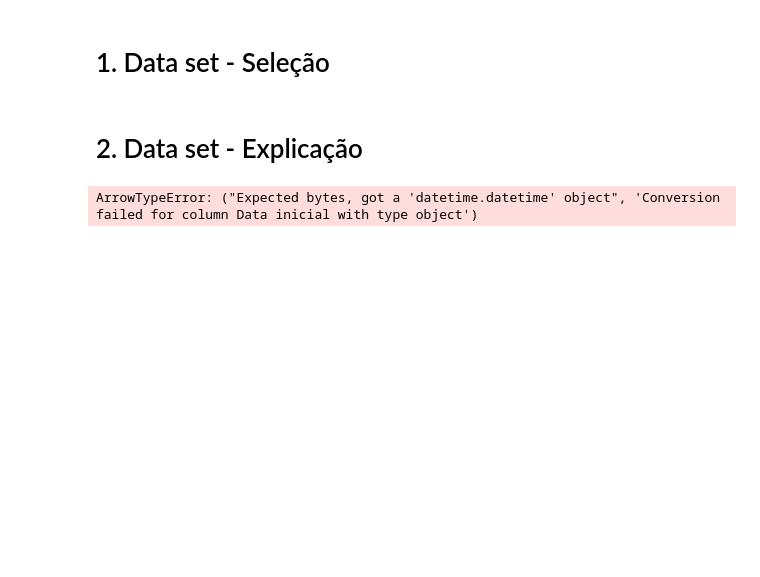
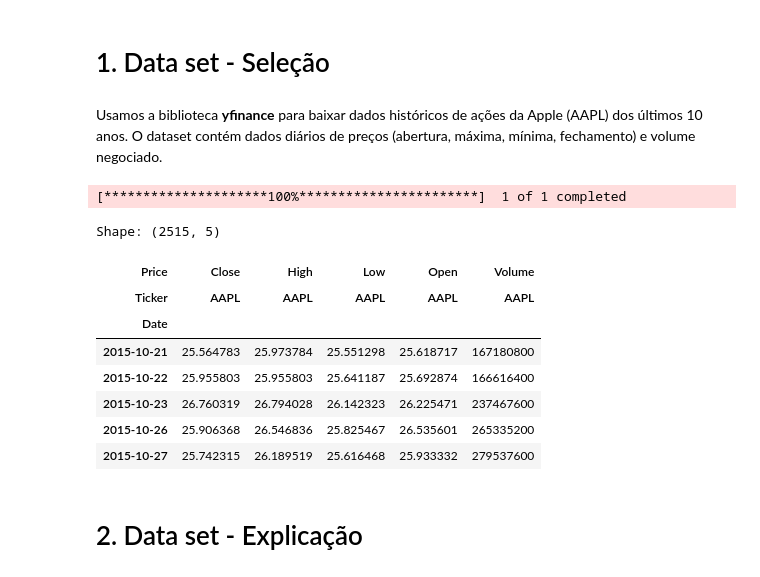
Before and after one commit to felipebns/regression_deeplearning, a Jupyter notebook: regression.ipynb, the cells around one changed output. Cells and saved outputs as stored; diff of their text form; code cells hidden in the pictures; blank space fills up the shorter version.

```diff
--- a/regression.ipynb
+++ b/regression.ipynb
@@ -7,19 +7,29 @@
 - Victor Soares
 # %% [markdown]
 # 1.    Data set - Seleção
+# %% [markdown]
+Usamos a biblioteca **yfinance** para baixar dados históricos de ações da Apple (AAPL) dos últimos 10 anos. O dataset contém dados diários de preços (abertura, máxima, mínima, fechamento) e volume negociado.
+# %%
+import pandas as pd
+import numpy as np
+import yfinance as yf
+import matplotlib.pyplot as plt
+import seaborn as sns
+
+# baixar dados da Apple dos últimos 10 anos
+df = yf.download("AAPL", period="10y", interval="1d", auto_adjust=True)
+print("Shape:", df.shape)
+df.head()
+# %% [output]
+[*********************100%***********************]  1 of 1 completed
+Shape: (2515, 5)
+| Price | Close | High | Low | Open | Volume |
+| Ticker | AAPL | AAPL | AAPL | AAPL | AAPL |
+| Date |  |  |  |  |  |
+| 2015-10-21 | 25.564783 | 25.973784 | 25.551298 | 25.618717 | 167180800 |
+| 2015-10-22 | 25.955803 | 25.955803 | 25.641187 | 25.692874 | 166616400 |
+| 2015-10-23 | 26.760319 | 26.794028 | 26.142323 | 26.225471 | 237467600 |
+| 2015-10-26 | 25.906368 | 26.546836 | 25.825467 | 26.535601 | 265335200 |
+| 2015-10-27 | 25.742315 | 26.189519 | 25.616468 | 25.933332 | 279537600 |
 # %% [markdown]
 # 2. Data set - Explicação
-# %%
-import pandas as pd
-import numpy as np
-import seaborn as sns
-import matplotlib.pyplot as plt
-from mlp import mlp
-
-# Lê o arquivo Excel
-df = pd.read_excel('SP_MEMBERS.xlsx')
-
-# Converte e salva em formato Parquet
-df.to_parquet('SP_MEMBERS.parquet', index=False)
-# %% [output]
-ArrowTypeError: ("Expected bytes, got a 'datetime.datetime' object", 'Conversion failed for column Data inicial with type object')
```
Also changed, not shown: parts of 3 cells of this notebook, 1 other file.
